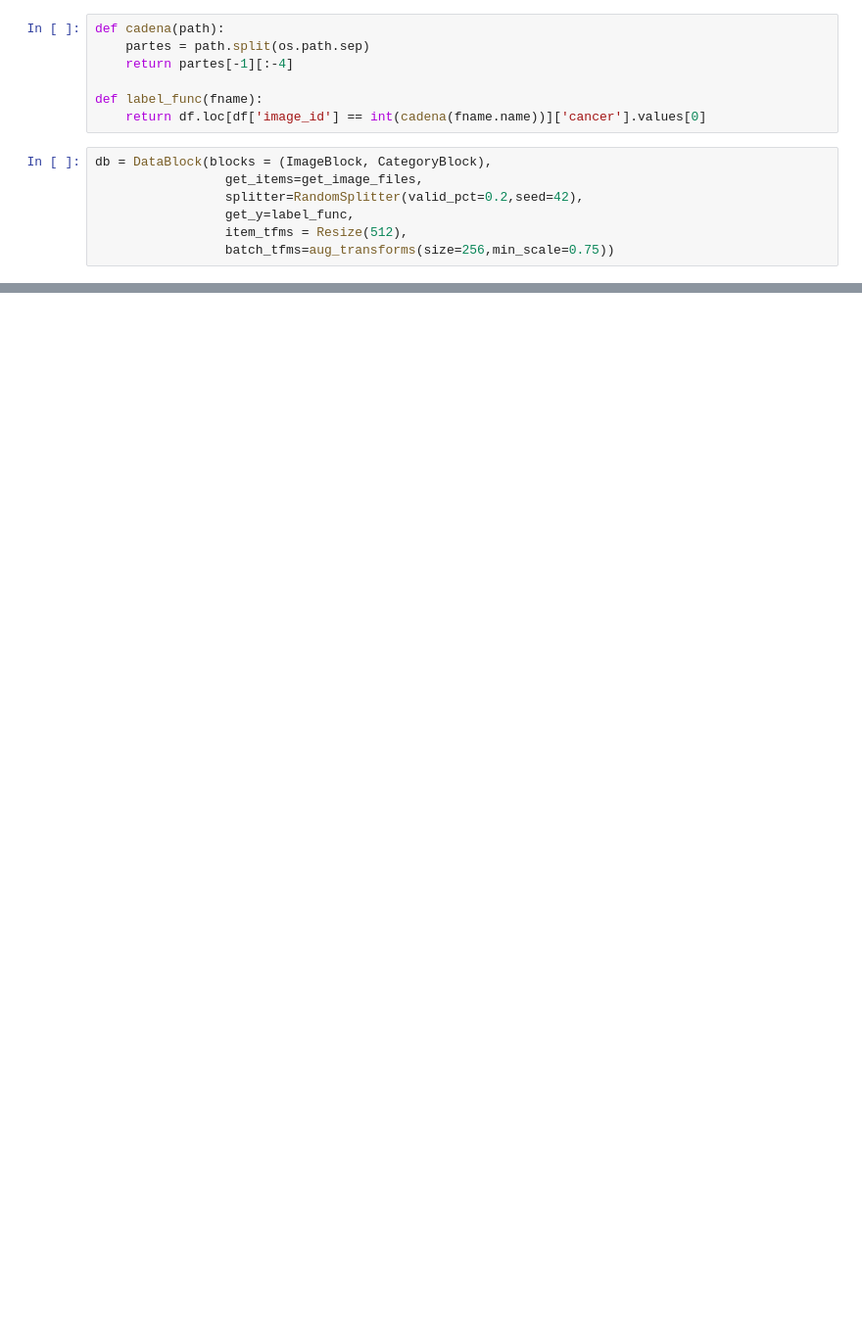
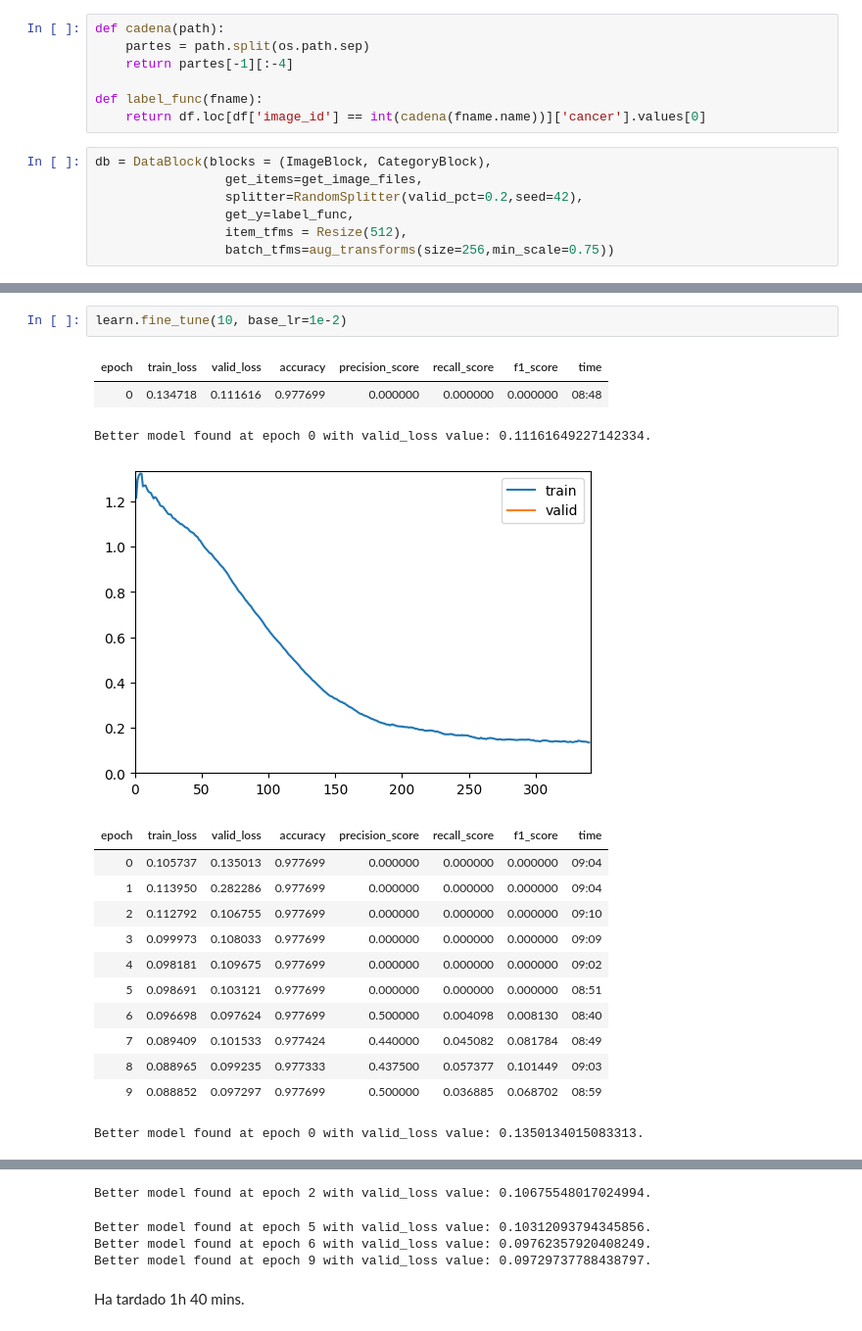
Before and after one commit to inigo99/CancerDetection, a Jupyter notebook: TFM.ipynb, the cells around one changed output, grey strips where cells are left out. Shown at 98% size. Drawn from its saved outputs; the diff is of its cells as text; blank space fills up the shorter version.

```diff
--- a/TFM.ipynb
+++ b/TFM.ipynb
@@ -46,0 +58,19 @@ dls.show_batch()
+# %%
+learn.fine_tune(10, base_lr=1e-2)
+# %% [output]
+| epoch | train_loss | valid_loss | accuracy | precision_score | recall_score | f1_score | time |
+| 0 | 0.134718 | 0.111616 | 0.977699 | 0.000000 | 0.000000 | 0.000000 | 08:48 |
+Better model found at epoch 0 with valid_loss value: 0.11161649227142334.
+[figure, added]
+| epoch | train_loss | valid_loss | accuracy | precision_score | recall_score | f1_score | time |
+| 0 | 0.105737 | 0.135013 | 0.977699 | 0.000000 | 0.000000 | 0.000000 | 09:04 |
+| 1 | 0.113950 | 0.282286 | 0.977699 | 0.000000 | 0.000000 | 0.000000 | 09:04 |
+| 2 | 0.112792 | 0.106755 | 0.977699 | 0.000000 | 0.000000 | 0.000000 | 09:10 |
+| 3 | 0.099973 | 0.108033 | 0.977699 | 0.000000 | 0.000000 | 0.000000 | 09:09 |
+| 4 | 0.098181 | 0.109675 | 0.977699 | 0.000000 | 0.000000 | 0.000000 | 09:02 |
+| 5 | 0.098691 | 0.103121 | 0.977699 | 0.000000 | 0.000000 | 0.000000 | 08:51 |
+| 6 | 0.096698 | 0.097624 | 0.977699 | 0.500000 | 0.004098 | 0.008130 | 08:40 |
+| 7 | 0.089409 | 0.101533 | 0.977424 | 0.440000 | 0.045082 | 0.081784 | 08:49 |
+| 8 | 0.088965 | 0.099235 | 0.977333 | 0.437500 | 0.057377 | 0.101449 | 09:03 |
+| 9 | 0.088852 | 0.097297 | 0.977699 | 0.500000 | 0.036885 | 0.068702 | 08:59 |
+Better model found at epoch 0 with valid_loss value: 0.1350134015083313.
@@ -46,0 +78,6 @@ dls.show_batch()
+Better model found at epoch 2 with valid_loss value: 0.10675548017024994.
+Better model found at epoch 5 with valid_loss value: 0.10312093794345856.
+Better model found at epoch 6 with valid_loss value: 0.09762357920408249.
+Better model found at epoch 9 with valid_loss value: 0.09729737788438797.
+# %% [markdown]
+Ha tardado 1h 40 mins.
```
Also changed, not shown: parts of 7 cells of this notebook.
